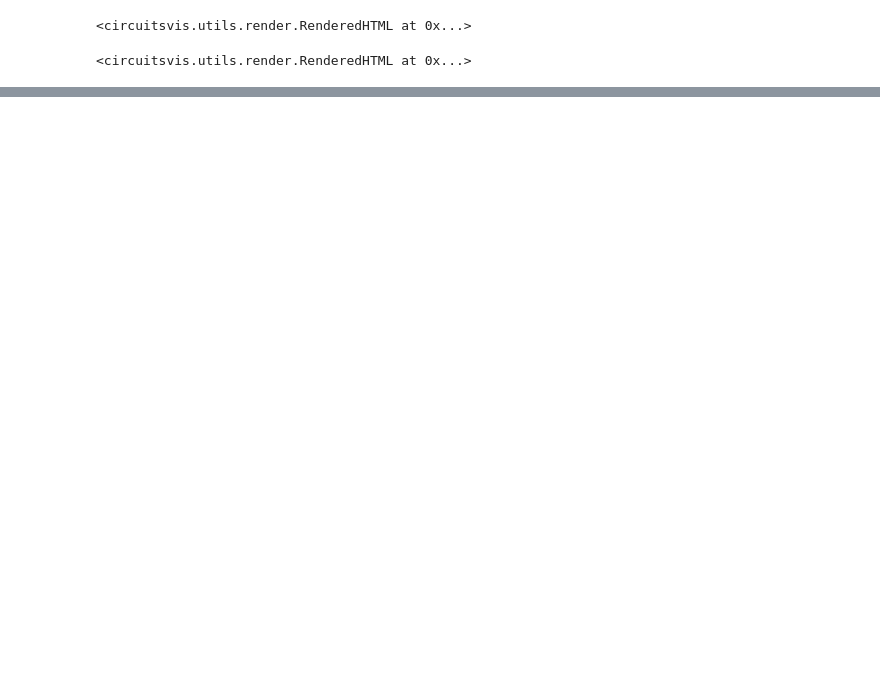
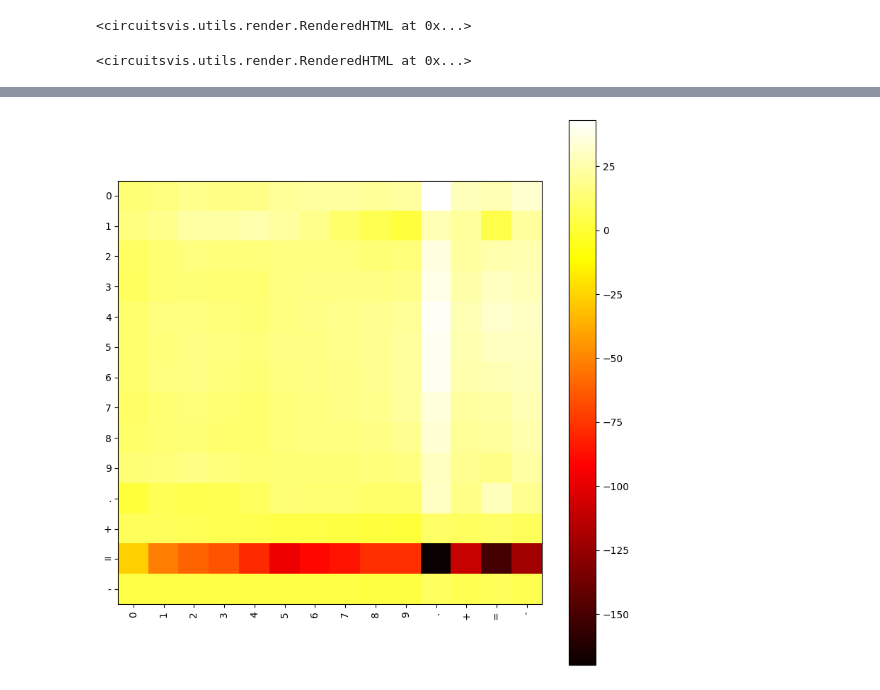
Before and after one commit to mcgrath-k/mats_8.0, a Jupyter notebook: simple.ipynb, the cells around one changed output, grey strips where cells are left out. Cells and saved outputs as stored; diff of their text form; code cells hidden in the pictures; blank space fills up the shorter version.

```diff
--- a/simple.ipynb
+++ b/simple.ipynb
@@ -64,5 +67,5 @@ HookedTransformer(
 # %%
-text = ".581.+.668.=.1249."
+text = ".224.+.441.=665"
 def to_str_tokens(text):
     return [detokenize([i]) for i in tokenize(text)]
 str_tokens = to_str_tokens(text)
@@ -165,0 +211,4 @@ Layer 1, Head 10: 5, counts={'5': 1, '8': 1}
+# %%
+plot_avg_qk_heatmap(model, keypositions=[0, 1], querypos=-1)
+# %% [output]
+[figure, added]
```
Also changed, not shown: parts of 14 cells of this notebook, 4 other files.
